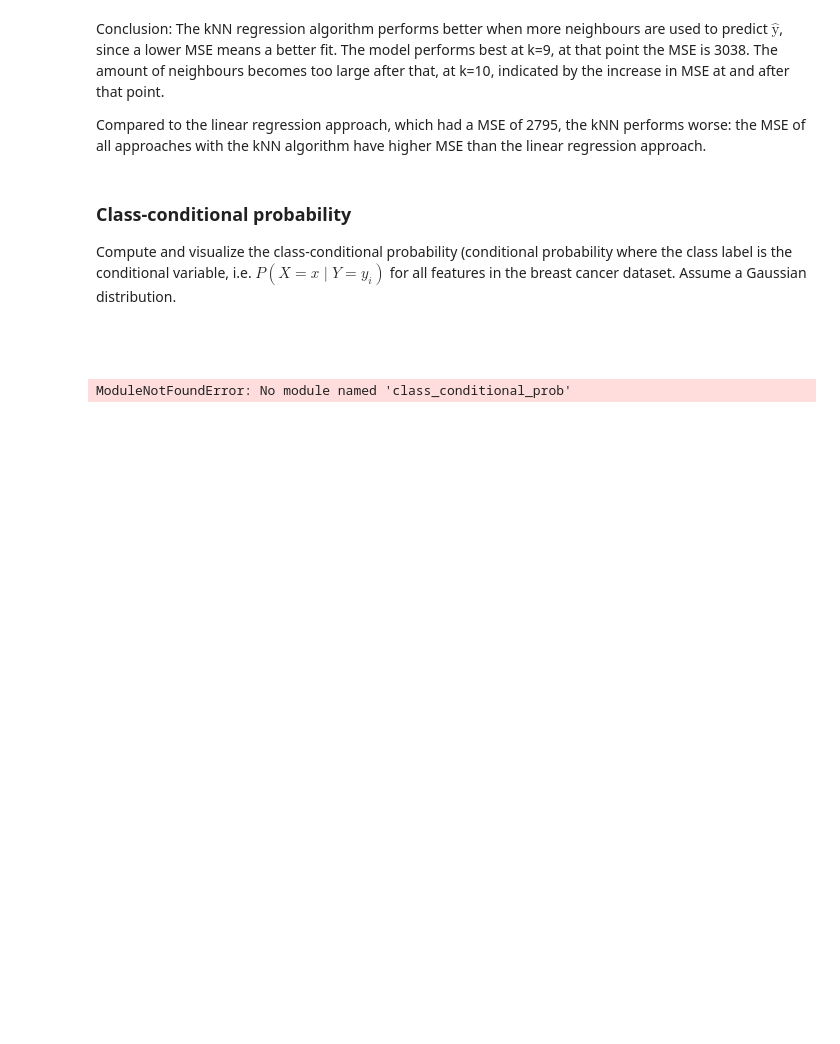
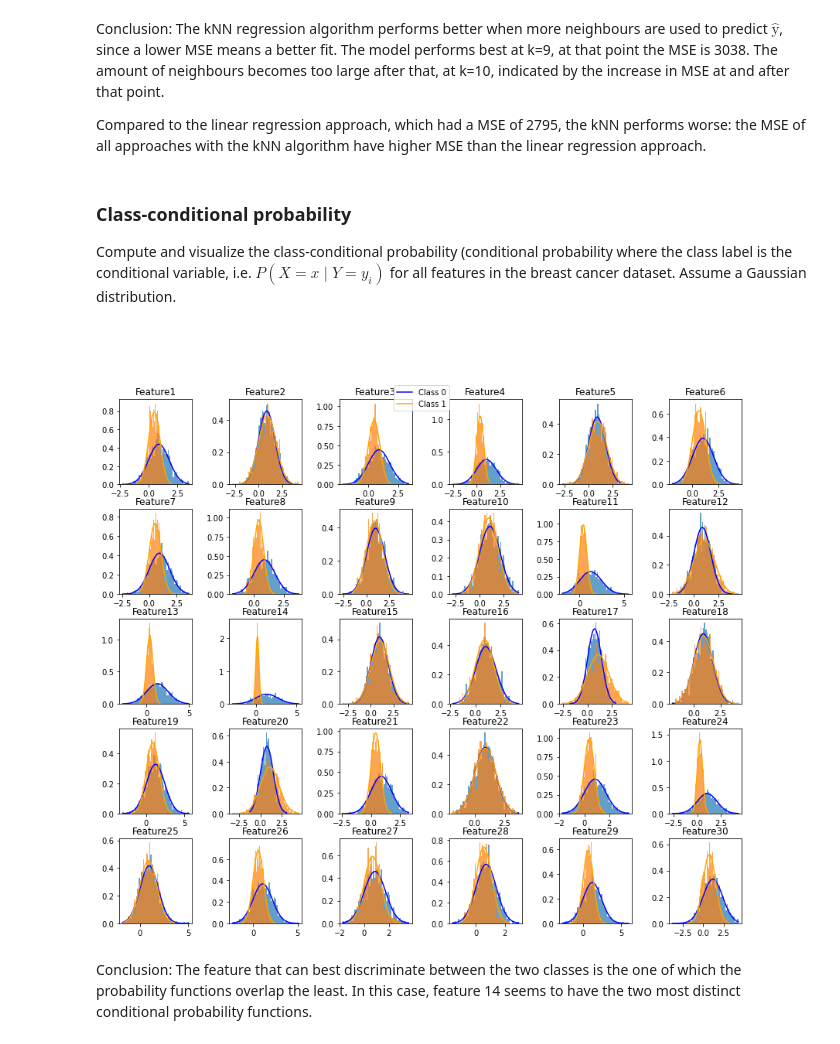
Before and after one commit to sarahlou-dr/8dm50-machine-learning, a Jupyter notebook: practicals/week_1.ipynb, the cells around one changed output. Cells and saved outputs as stored; diff of their text form; code cells hidden in the pictures; blank space fills up the shorter version.

```diff
--- a/practicals/week_1.ipynb
+++ b/practicals/week_1.ipynb
@@ -277,41 +277,35 @@ Compared to the linear regression approach, which had a MSE of 2795, the kNN per
 Compute and visualize the class-conditional probability (conditional probability where the class label is the conditional variable, i.e. $P(X = x \mid Y = y_i)$ for all features in the breast cancer dataset. Assume a Gaussian distribution.
 
 <p><font color='#ffffff'>Based on visual analysis of the plots, which individual feature can best discriminate between the two classes? Motivate your answer.</font></p>
-# %%
-import numpy as np
-import pandas as pd
-from scipy.stats import norm
-import matplotlib.pyplot as plt
-from class_conditional_prob import *
-from sklearn.datasets import load_breast_cancer
-
-#load data
-breast_cancer = load_breast_cancer()
-X = breast_cancer.data
-X_norm = (X-np.mean(X, axis = 0)) / np.std(X, axis=0)   #normalize data
-Y = breast_cancer.target[:, np.newaxis]
-X2 = np.append(X, Y, axis=1)       #create new dataset with target values appended
-X2_norm = np.append(X_norm, Y, axis=1)
-
-#check if data was imported correctly
-print(X[:5])
-print(Y[:5])
-
-#convert data to pd dataframes for easier exploration
-df_X = pd.DataFrame(X)
-df_Y = pd.DataFrame(Y)
-
-#Calculating prior probabilities and separating dataset
-X2_0 = X2[X2[:, 30] == 0]
-X2_1 = X2[X2[:, 30] == 1]
-X2_0_norm = X2_norm[X2_norm[:, 30] == 0]
-X2_1_norm = X2_norm[X2_norm[:, 30] == 1]
-p_y0 = len(X2_0) / len(X)
-p_y1 = len(X2_1) / len(X)
-
-distX_0 = fit_dist(X2_0[:,0])
-distX_0_norm = fit_dist(X2_0_norm[:,0])
-distX_1 = fit_dist(X2_1[:,0])
-distX_1_norm = fit_dist(X2_1_norm[:,0])
-# %% [output]
-ModuleNotFoundError: No module named 'class_conditional_prob'
+# %%
+import sys
+sys.path.append('code/')
+from class_conditional_prob import *
+
+# Load and normalize data
+X = breast_cancer.data
+X_norm = (X - np.mean(X, axis=0)) / np.std(X, axis=0)
+y = breast_cancer.target[:, np.newaxis]
+
+# Create new dataset with target values appended in final column
+X2 = np.append(X, y, axis=1)
+X2_norm = np.append(X_norm, y, axis=1)
+
+# Split data based on target value
+X_0 = X2_norm[X2_norm[:, 30] == 0]
+X_1 = X2_norm[X2_norm[:, 30] == 1]
+
+# Compute standard deviations, means and the accompanying normal distributions
+std_0, mean_0, distributions_0 = normal_distribution(X_0)
+std_1, mean_1, distributions_1 = normal_distribution(X_1)
+
+# Get the probability density functions from the normal distributions
+bins_and_pdf_0 = [pdf(std_0[i], mean_0[i], distributions_0[i]) for i in range(X_0.shape[1]-1)]
+bins_and_pdf_1 = [pdf(std_1[i], mean_1[i], distributions_1[i]) for i in range(X_1.shape[1]-1)]
+
+# Plot the density functions
+plot_conditional_prob(bins_and_pdf_0, bins_and_pdf_1, distributions_0, distributions_1)
+# %% [output]
+[figure, added]
+# %% [markdown]
+Conclusion: The feature that can best discriminate between the two classes is the one of which the probability functions overlap the least. In this case, feature 14 seems to have the two most distinct conditional probability functions.
```
Also changed, not shown: 2 other files.
